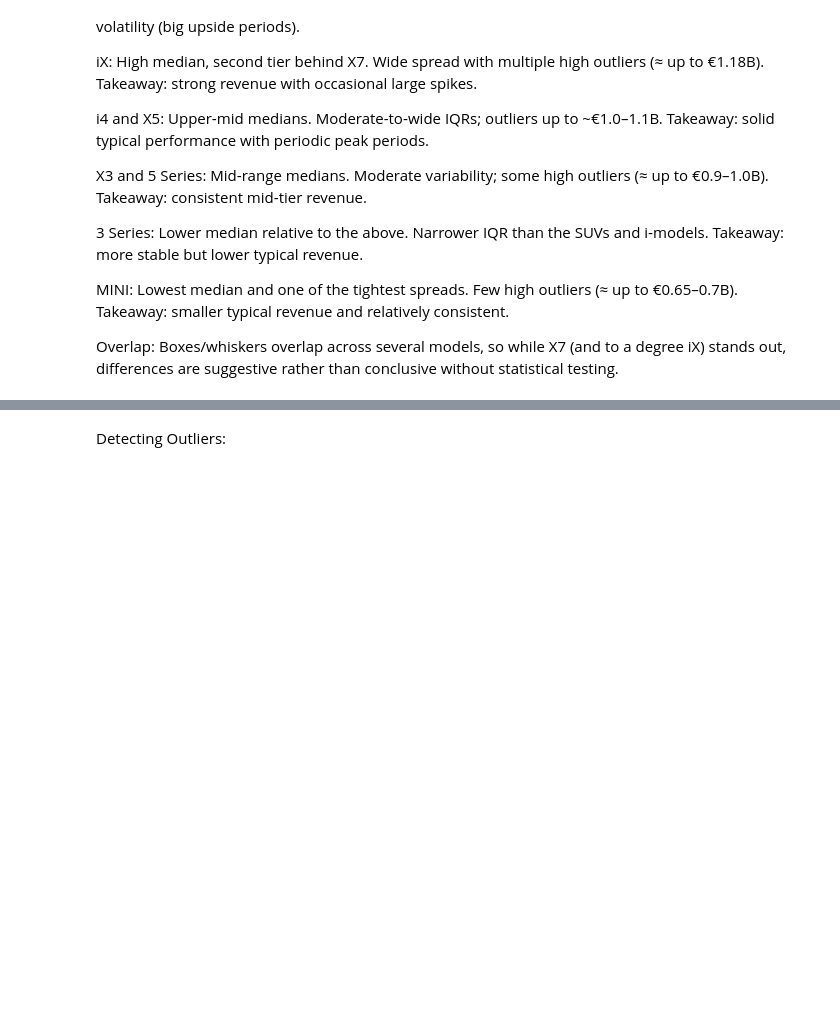
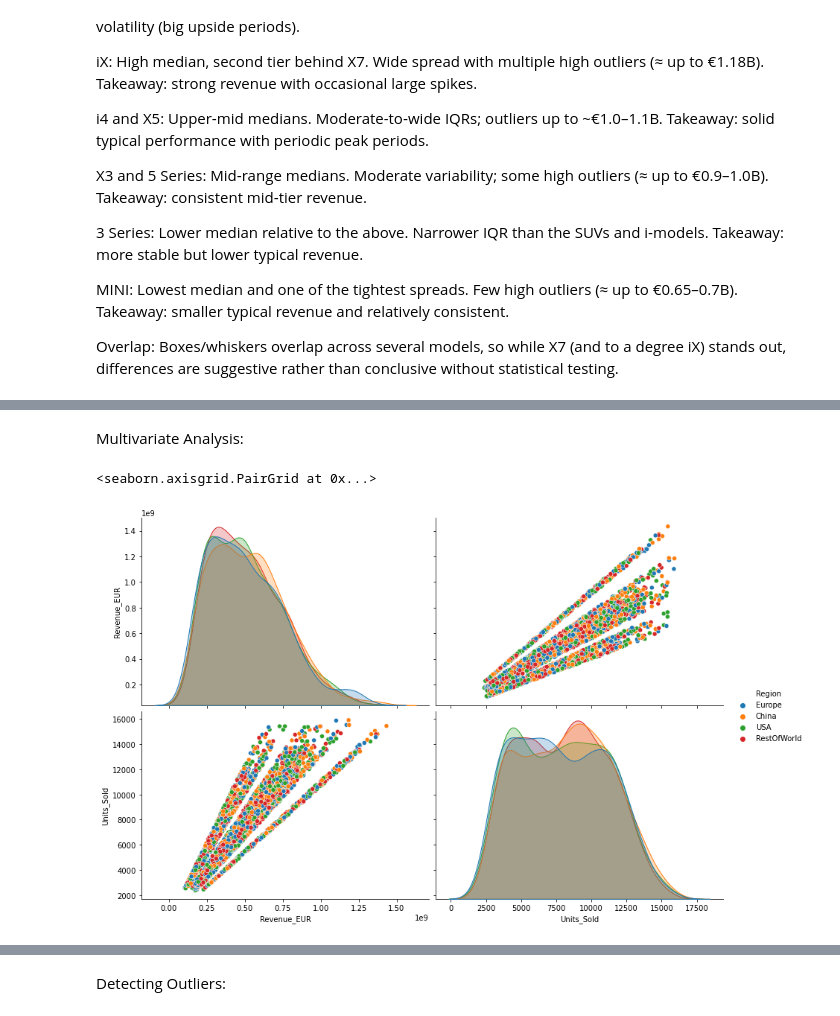
Before and after one commit to SulaimanTajuddin/EDA-BMW-Global-Automotive-Sales, a Jupyter notebook: EDA.ipynb, the cells around one changed output, grey strips where cells are left out. Cells and saved outputs as stored; diff of their text form; code cells hidden in the pictures; blank space fills up the shorter version.

```diff
--- a/EDA.ipynb
+++ b/EDA.ipynb
@@ -210,0 +231,7 @@ df.mode(numeric_only=True)
+# %% [markdown]
+Multivariate Analysis:
+# %%
+sns.pairplot(df, vars=['Revenue_EUR', 'Units_Sold'], hue='Region', height=4, aspect=1.5)
+# %% [output]
+<seaborn.axisgrid.PairGrid at 0x...>
+[figure, added]
```
Also changed, not shown: parts of 14 cells of this notebook.
